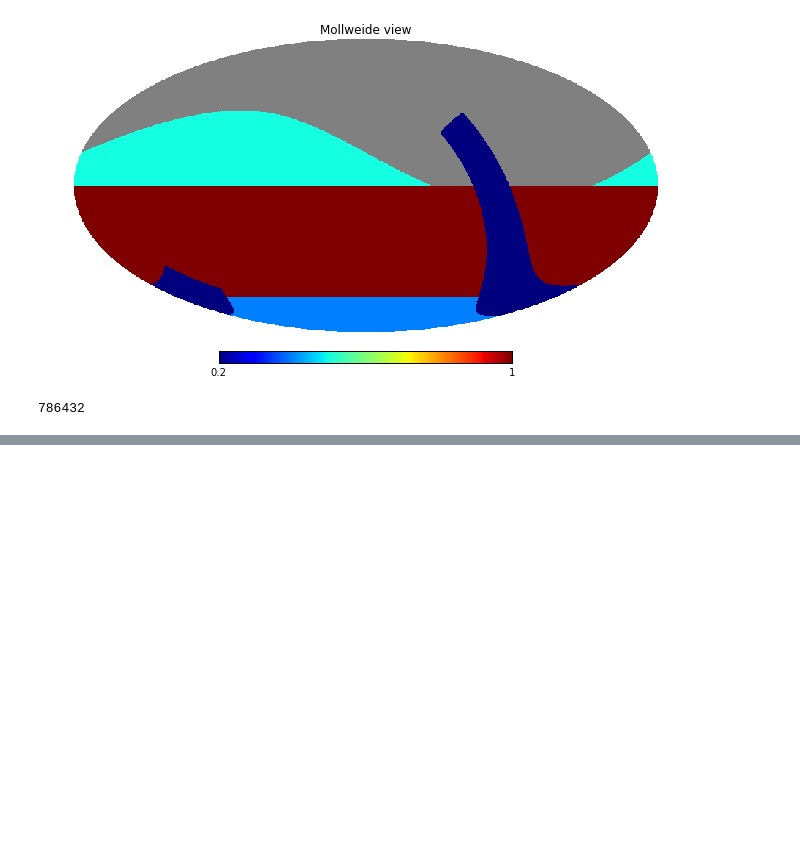
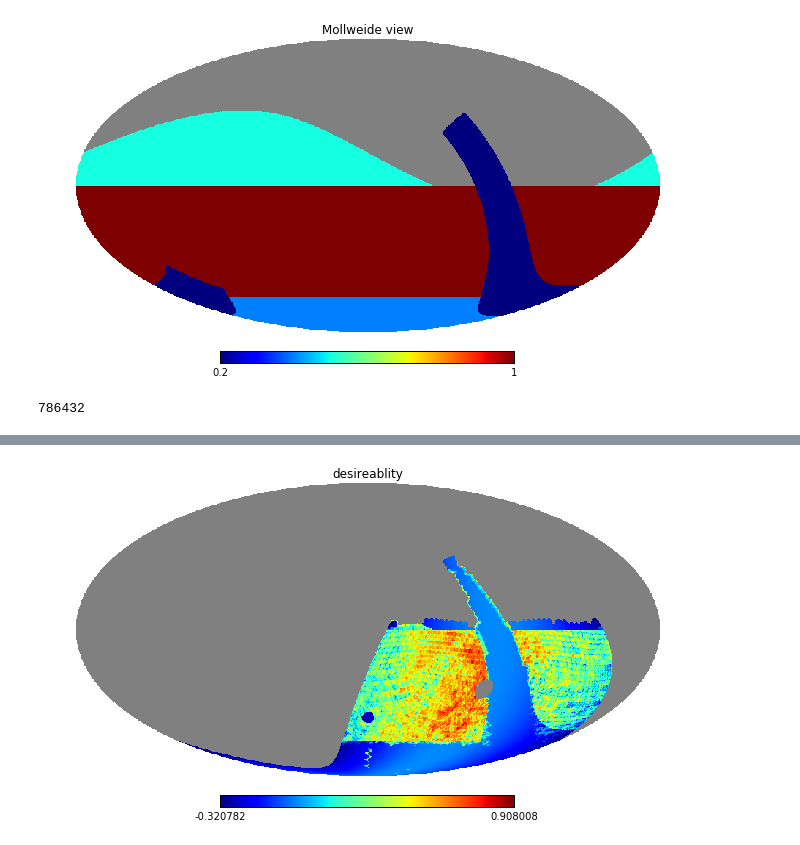
Before and after one commit to yoachim/ScratchStuff, a Jupyter notebook: sched_region_define/Define_regions.ipynb, the cells around one changed output, grey strips where cells are left out. Cells and saved outputs as stored; diff of their text form; code cells hidden in the pictures; blank space fills up the shorter version.

```diff
--- a/sched_region_define/Define_regions.ipynb
+++ b/sched_region_define/Define_regions.ipynb
@@ -67,0 +138,10 @@ hp.mollview(regionMap*mask)
+# %%
+countMap = (regionMap - visitMap)*mask
+countMap[np.where(countMap < -1)] = -1
+amMap = 1. / normAM
+desireability = .5*amMap + 0.5*countMap
+desireability[np.where(mask == 0)] = hp.UNSEEN
+desireability[np.where(bundleList[0].metricValues.mask == True)] = hp.UNSEEN
+hp.mollview(desireability, title='desireablity')
+# %% [output]
+[figure, added]
```
Also changed, not shown: parts of 9 cells of this notebook.
